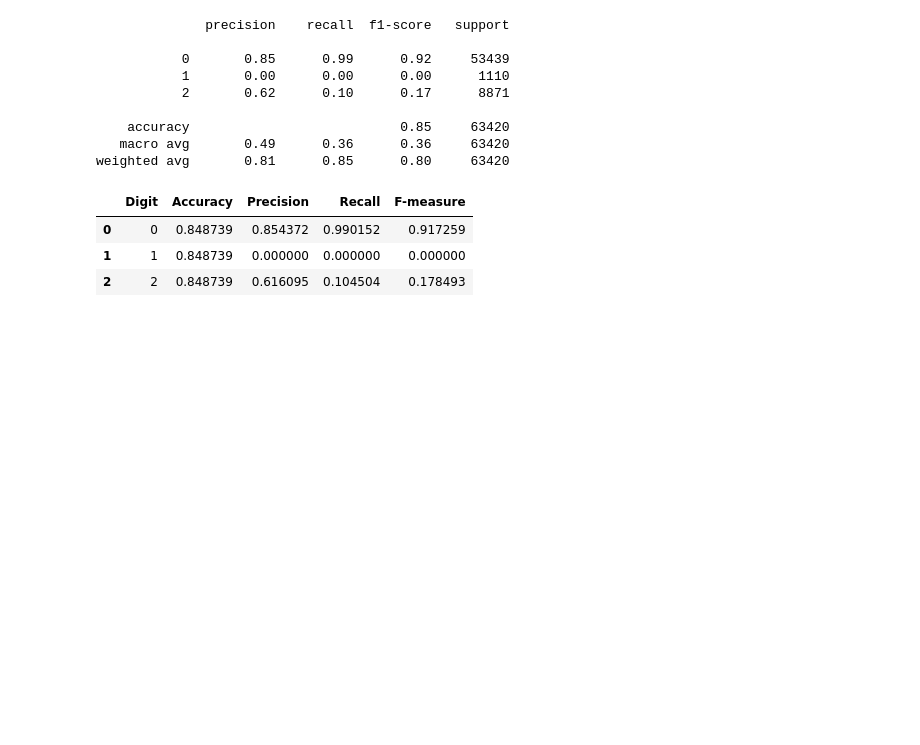
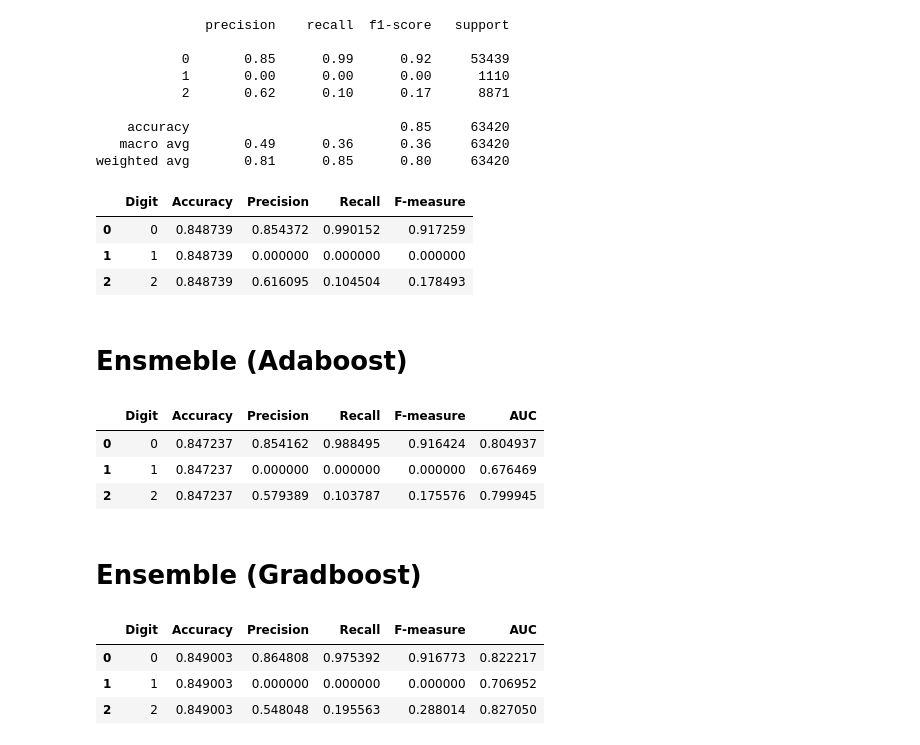
Before and after one commit to MrSykoPath/Diabetes-Detection, a Jupyter notebook: Phase 3/phase_3.ipynb, the cells around one changed output. Cells and saved outputs as stored; diff of their text form; code cells hidden in the pictures; blank space fills up the shorter version.

Commit message:
Included ensemble models

```diff
--- a/Phase 3/phase_3.ipynb
+++ b/Phase 3/phase_3.ipynb
@@ -1085,3 +1087,24 @@ results_df_svm
 | 0 | 0 | 0.848739 | 0.854372 | 0.990152 | 0.917259 |
 | 1 | 1 | 0.848739 | 0.000000 | 0.000000 | 0.000000 |
 | 2 | 2 | 0.848739 | 0.616095 | 0.104504 | 0.178493 |
+# %% [markdown]
+# Ensmeble (Adaboost)
+# %%
+x = df.iloc[:, 1:]
+y = df['Diabetes_012']
+# %%
+from sklearn.ensemble import AdaBoostClassifier
+from sklearn.linear_model import LogisticRegression
+
+adaboost = AdaBoostClassifier(estimator = LogisticRegression(), n_estimators=50)
+# %%
+results_adaboost, accuracies_adaboost, precisions_adaboost, recalls_adaboost, f1_scores_adaboost, auc_adaboost = generic_validator(adaboost, x, y, kf)
+# %%
+results_adaboost
+# %% [output]
+|  | Digit | Accuracy | Precision | Recall | F-measure | AUC |
+| 0 | 0 | 0.847237 | 0.854162 | 0.988495 | 0.916424 | 0.804937 |
+| 1 | 1 | 0.847237 | 0.000000 | 0.000000 | 0.000000 | 0.676469 |
+| 2 | 2 | 0.847237 | 0.579389 | 0.103787 | 0.175576 | 0.799945 |
+# %% [markdown]
+# Ensemble (Gradboost)
@@ -1087,0 +1118,7 @@ results_df_svm
+# %%
+results_gradboost
+# %% [output]
+|  | Digit | Accuracy | Precision | Recall | F-measure | AUC |
+| 0 | 0 | 0.849003 | 0.864808 | 0.975392 | 0.916773 | 0.822217 |
+| 1 | 1 | 0.849003 | 0.000000 | 0.000000 | 0.000000 | 0.706952 |
+| 2 | 2 | 0.849003 | 0.548048 | 0.195563 | 0.288014 | 0.827050 |
```
Also changed, not shown: parts of 3 cells of this notebook.
